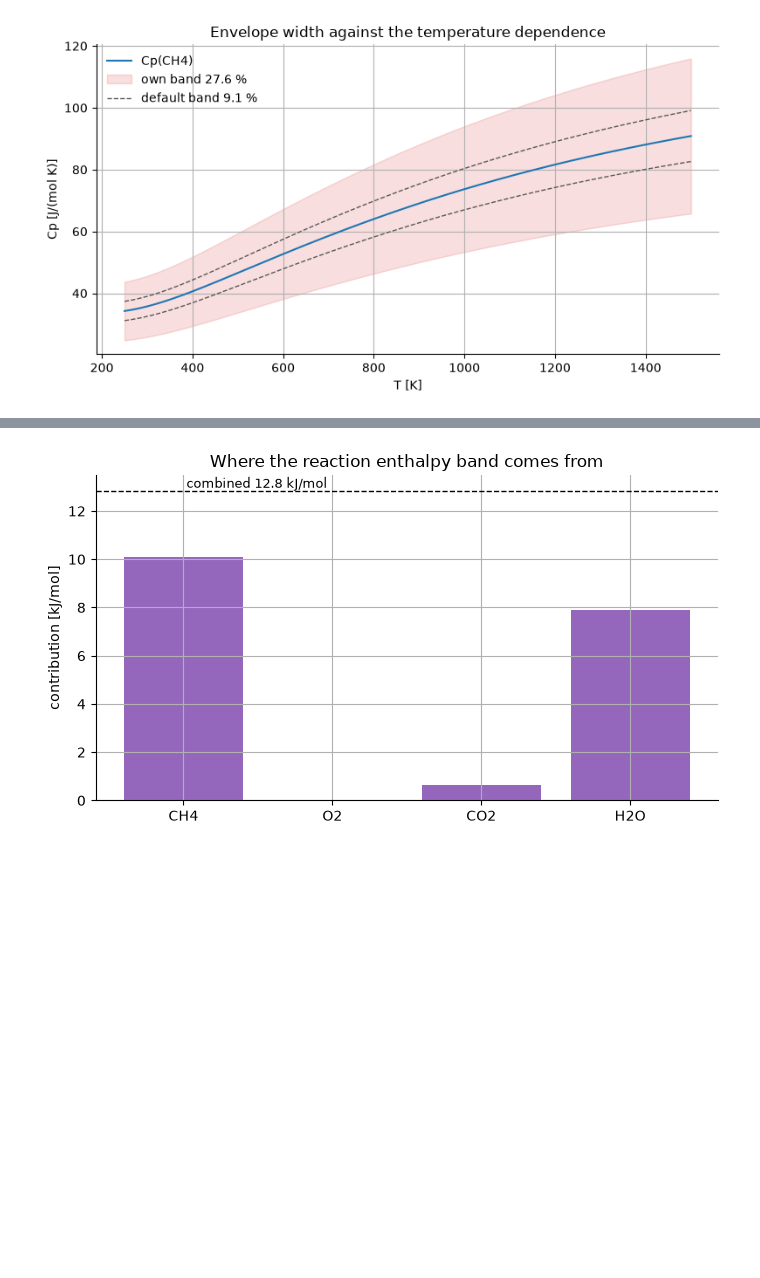
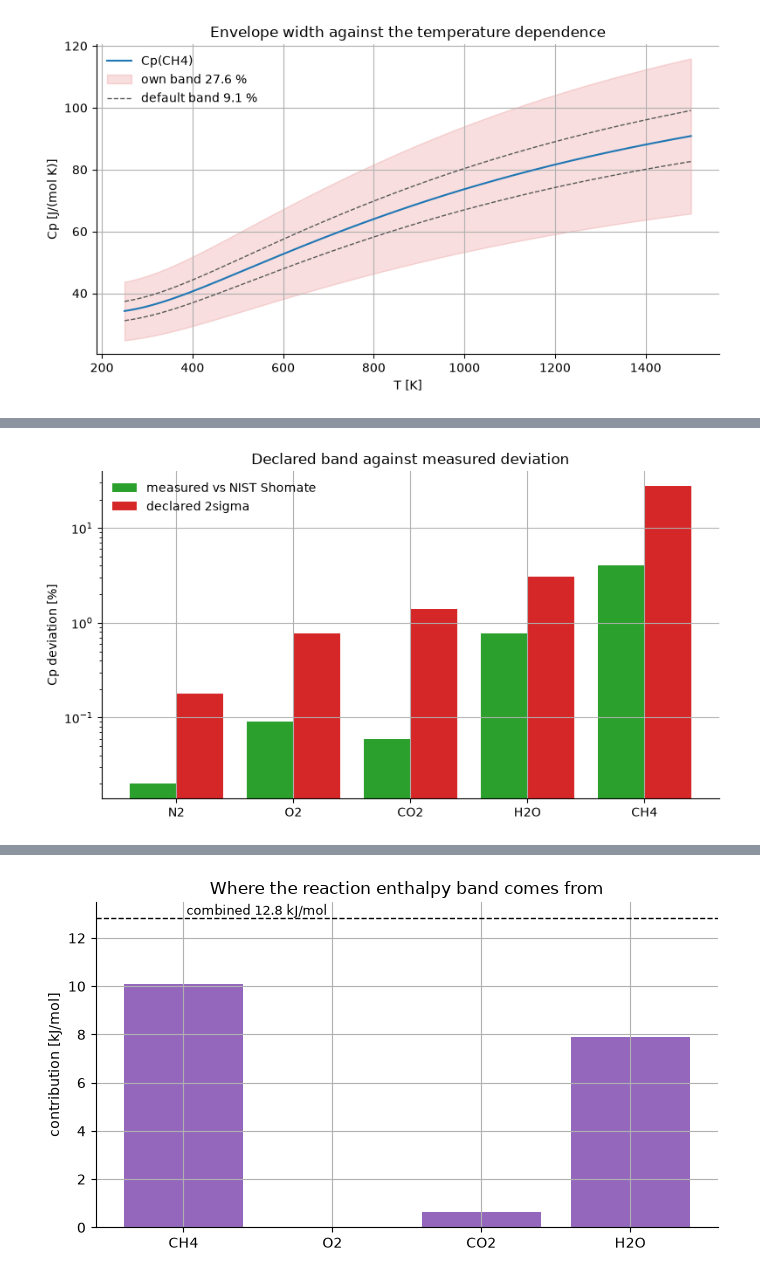
Before and after one commit to ProfLeao/pyglenn-notebooks, a Jupyter notebook: docs/source/en/13_uncertainty_budget.ipynb, the cells around one changed output, grey strips where cells are left out. Cells and saved outputs as stored; diff of their text form; code cells hidden in the pictures; blank space fills up the shorter version.

```diff
--- a/docs/source/en/13_uncertainty_budget.ipynb
+++ b/docs/source/en/13_uncertainty_budget.ipynb
@@ -75,8 +82,11 @@ The figure below puts the split and the band each group carries side by side.
 with ThermochemicalCalculator() as calc:
     catalogue = calc.get_available_species("")
     rows = []
+    outside = 0
     for s in catalogue:
         low, high = calc.db.get_temperature_bounds(s.id)
+        if not low <= 298.15 <= high:
+            outside += 1
         env = calc.uncertainty(s.id, 0.5 * (low + high))
         rows.append({
             "species": s.name,
@@ -86,5 +96,6 @@ with ThermochemicalCalculator() as calc:
         })
 
 bands = pd.DataFrame(rows)
+print(f"records whose valid range excludes 298.15 K: {outside}")
 bands["source"].value_counts()
 # %% [output]
@@ -212,5 +229,6 @@ with ThermochemicalCalculator() as calc:
     }
 
 for label, reference in anchors.items():
-    print(f"{label:24s} pyglenn {computed[label]:9.3f}   NIST {reference:9.3f}")
+    dev = 100.0 * (computed[label] - reference) / abs(reference)
+    print(f"{label:24s} pyglenn {computed[label]:9.3f}   NIST {reference:9.3f}   dev {dev:+.3f} %")
 # %% [output]
@@ -259,0 +325,17 @@ band of H as if it applied to the standardized enthalpy of each species.
+# %%
+fig, ax = plt.subplots()
+position = np.arange(len(check))
+ax.bar(position - 0.2, check["max |dev| [%]"], width=0.4,
+       color="tab:green", label="measured vs NIST Shomate")
+ax.bar(position + 0.2, check["declared 2sigma [%]"], width=0.4,
+       color="tab:red", label="declared 2sigma")
+ax.set_yscale("log")
+ax.set_xticks(position)
+ax.set_xticklabels(check.index)
+ax.set_ylabel("Cp deviation [%]")
+ax.set_title("Declared band against measured deviation")
+ax.legend(frameon=False)
+plt.tight_layout()
+plt.show()
+# %% [output]
+[figure, added]
```
Also changed, not shown: parts of 16 cells of this notebook, 20 other files.
